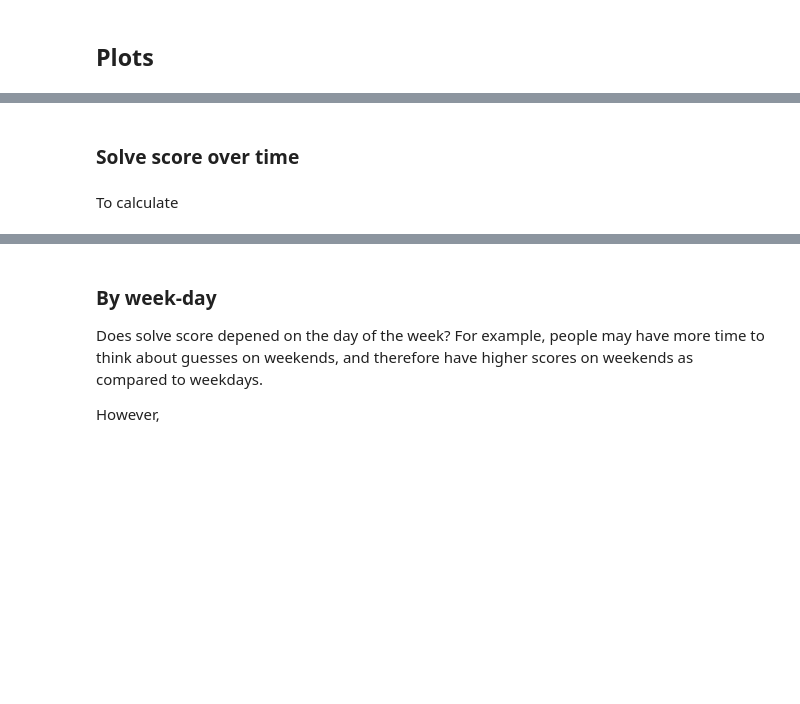
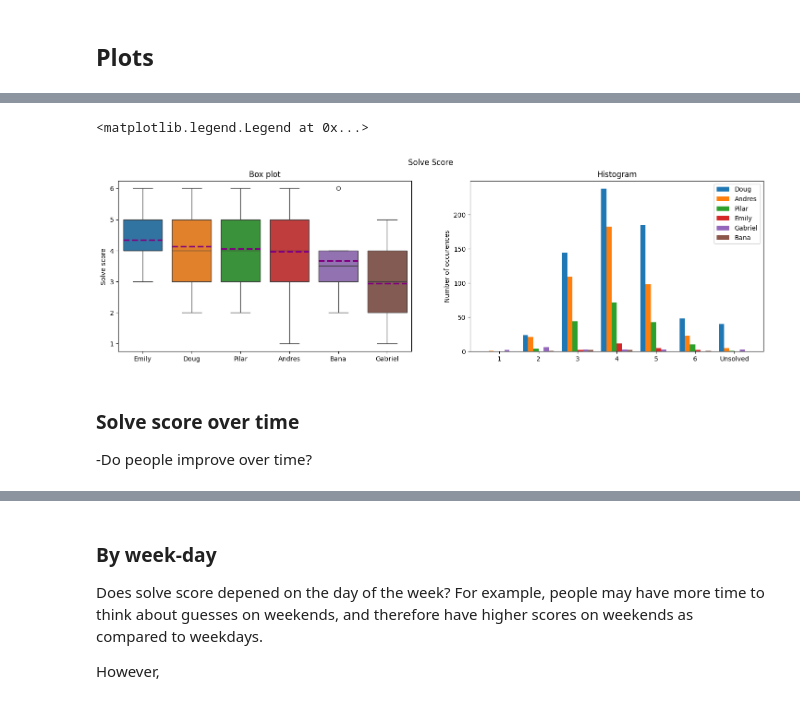
Before and after one commit to craneab/Wordle-Analyzer, a Jupyter notebook: Data Analysis.ipynb, the cells around one changed output, grey strips where cells are left out. Saved outputs shown, nothing was run; the diff lists cells and outputs as text; code cells hidden in the pictures; blank space fills up the shorter version.

Commit message:
Updated mean solve score, solve score over time, and pearson correlation of solve score

```diff
--- a/Data Analysis.ipynb
+++ b/Data Analysis.ipynb
@@ -38,7 +34,39 @@ ax.legend(data.data_dict.keys())
+# %%
+# Create figure with two subplots
+f,ax = plt.subplots(1,2)
+f.set_figwidth(18)
+f.suptitle('Solve Score')
+
+# Subplot 1: Plot mean solve score
+df = data.as_df()
+df = df.drop('Puzzle Number',axis=1).replace(7,np.nan)
+sorted_cols = df.mean().sort_values(ascending=False)
+df_sorted = df[sorted_cols.index]
+
+meanlineprops = dict(linestyle='--', linewidth=2.5, color='purple')
+sns.boxplot(data=df_sorted,
+               ax=ax[0],
+               showmeans = True,
+               meanline = True,
+               meanprops = meanlineprops,
+               legend='auto')
+ax[0].set(ylabel = 'Solve score',
+          title = 'Box plot')
+
+# Subplot 2: Plot a histogram of solve score
+ax[1].hist(data.data_arr, bins=np.arange(0.5,8.5,1))
+
+ax[1].set_ylabel('Number of occurences')
+ax[1].set_xticklabels(['','1','2','3','4','5','6','Unsolved'])
+ax[1].set_title('Histogram')
+ax[1].legend(data.data_dict.keys())
+# %% [output]
+<matplotlib.legend.Legend at 0x...>
+[figure, added]
 # %% [markdown]
 ### Solve score over time
+
+-Do people improve over time?
-# %% [markdown]
-To calculate
 # %%
 # Set up pandas dataframe with rolling average
 df = data.rolling(20)
```
Also changed, not shown: parts of 11 cells of this notebook, 2 other files.
